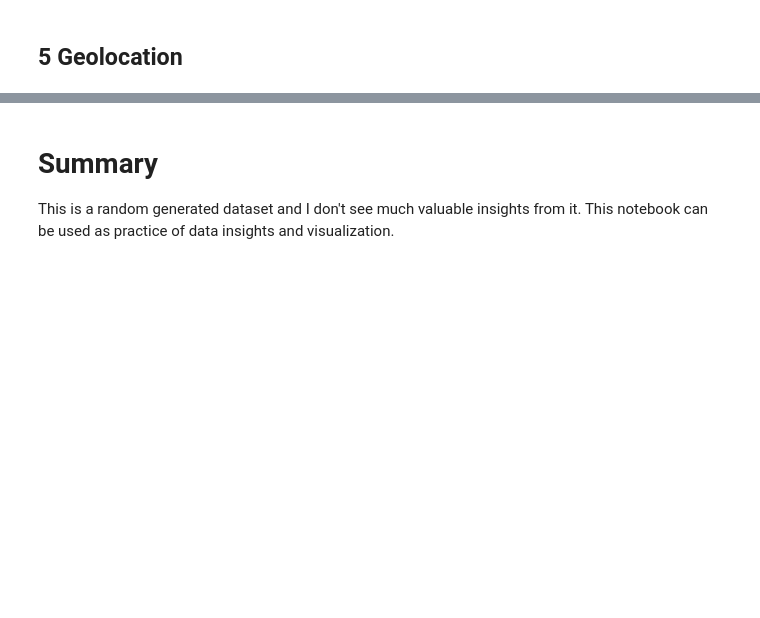
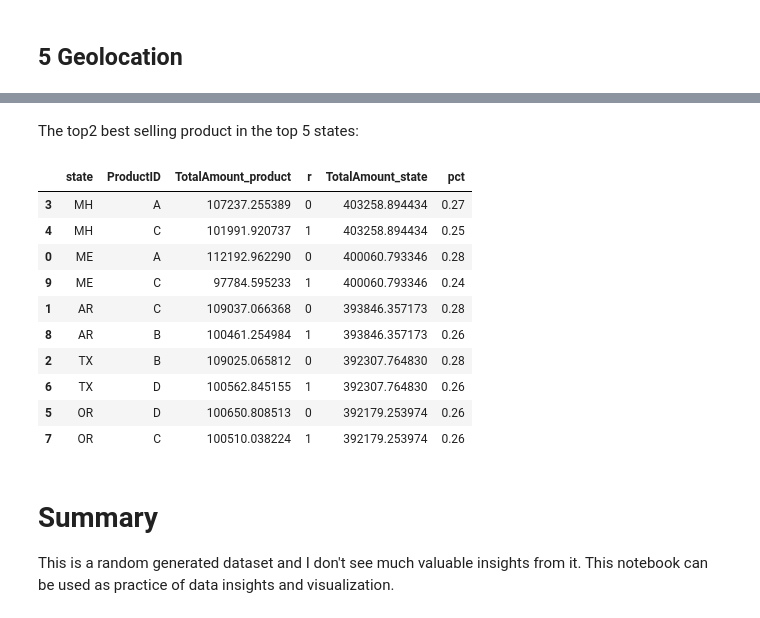
Before and after one commit to Yanxin-Ye/ml-ops-notes, a Jupyter notebook: designing-ml-systems/retail-transactions/visualization_and_insights.ipynb, the cells around one changed output, grey strips where cells are left out. Drawn from its saved outputs; the diff is of its cells as text; code cells hidden in the pictures; blank space fills up the shorter version.

```diff
--- a/designing-ml-systems/retail-transactions/visualization_and_insights.ipynb
+++ b/designing-ml-systems/retail-transactions/visualization_and_insights.ipynb
@@ -268,3 +258,24 @@ df[["state", "TotalAmount"]].groupby("state").sum().reset_index().sort_values(by
+# %% [markdown]
+The top2 best selling product in the top 5 states:
+# %%
+product_sales_by_state = df[["state", "TotalAmount", "ProductID"]].groupby(["state", "ProductID"]).sum().reset_index().sort_values(by="TotalAmount", ascending=False)
+
+product_sales_by_state["r"] = product_sales_by_state.groupby("state").cumcount()
+product_sales_by_state = product_sales_by_state[product_sales_by_state["r"]<=1].merge(top_5_states,on="state",how="inner", suffixes=["_product", "_state"]).sort_values(by=["TotalAmount_state", "TotalAmount_product"], ascending=[False, False])
+product_sales_by_state["pct"] = round(product_sales_by_state["TotalAmount_product"]/product_sales_by_state["TotalAmount_state"],2)
+product_sales_by_state
+# %% [output]
+|  | state | ProductID | TotalAmount_product | r | TotalAmount_state | pct |
+| 3 | MH | A | 107237.255389 | 0 | 403258.894434 | 0.27 |
+| 4 | MH | C | 101991.920737 | 1 | 403258.894434 | 0.25 |
+| 0 | ME | A | 112192.962290 | 0 | 400060.793346 | 0.28 |
+| 9 | ME | C | 97784.595233 | 1 | 400060.793346 | 0.24 |
+| 1 | AR | C | 109037.066368 | 0 | 393846.357173 | 0.28 |
+| 8 | AR | B | 100461.254984 | 1 | 393846.357173 | 0.26 |
+| 2 | TX | B | 109025.065812 | 0 | 392307.764830 | 0.28 |
+| 6 | TX | D | 100562.845155 | 1 | 392307.764830 | 0.26 |
+| 5 | OR | D | 100650.808513 | 0 | 392179.253974 | 0.26 |
+| 7 | OR | C | 100510.038224 | 1 | 392179.253974 | 0.26 |
 # %% [markdown]
 # Summary
 
```
Also changed, not shown: parts of 6 cells of this notebook.
